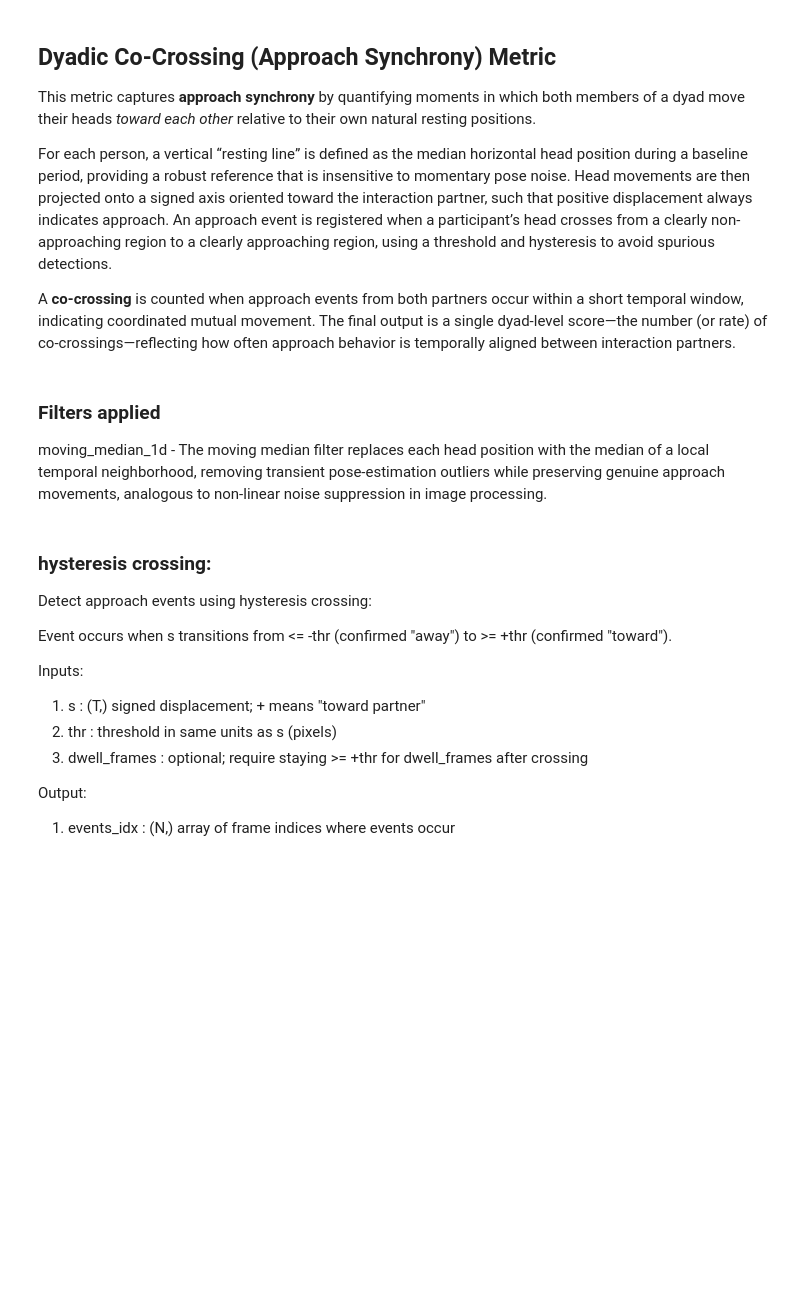
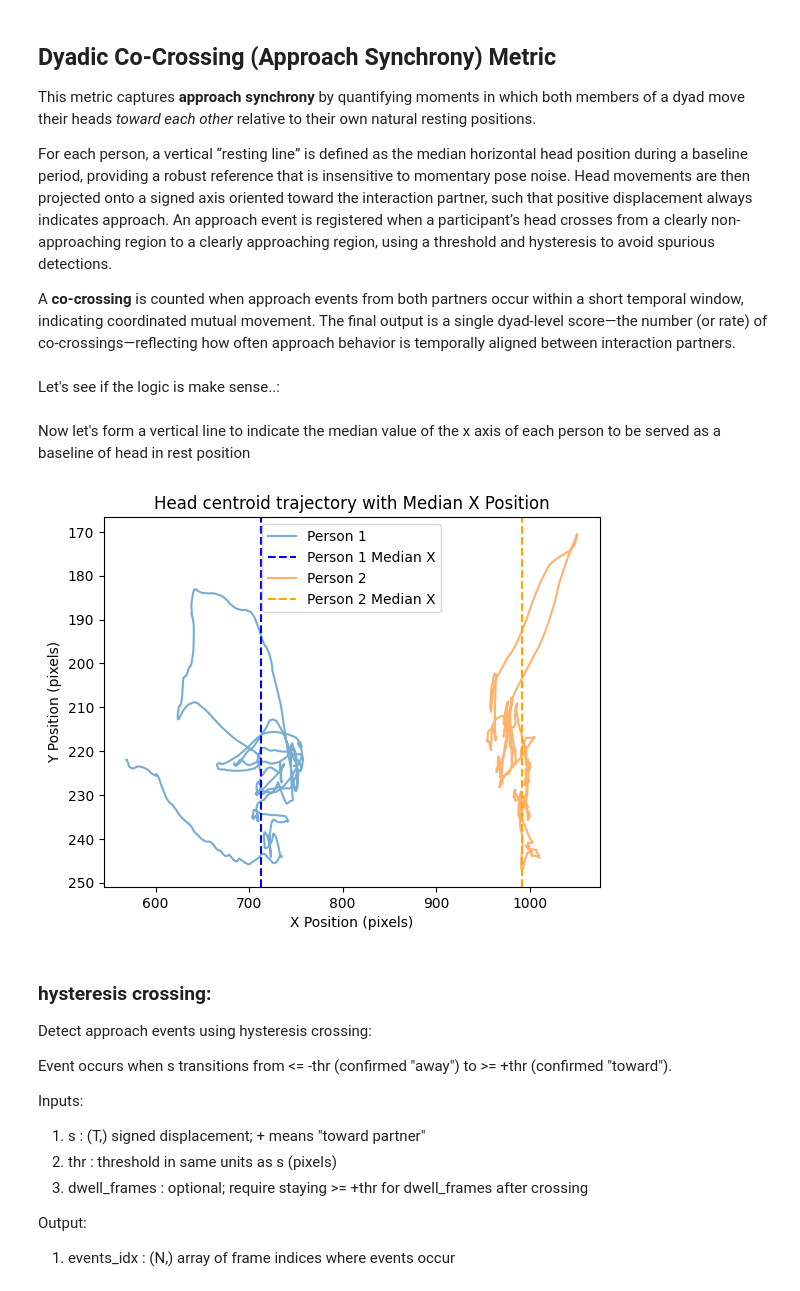
Before and after one commit to giladsar/Social_Synchrony, a Jupyter notebook: Social_Synchrony.ipynb, the cells around one changed output. Drawn from its saved outputs; the diff is of its cells as text; code cells hidden in the pictures; blank space fills up the shorter version.

Commit message:
Update analysis outputs and add result display in notebook
Updated execution counts and outputs throughout the Social_Synchrony.ipynb notebook.

```diff
--- a/Social_Synchrony.ipynb
+++ b/Social_Synchrony.ipynb
@@ -1039,13 +1063,23 @@ import numpy as np
 import cv2
 from typing import Dict, Any, Optional, Tuple, List
 
+# forming a "head" centroid point from the nose ears and eyes keypoints using mean()
+head_kpts_p1 = np.stack([
+    clean_xy[1][:, body_part.nose],
+    clean_xy[1][:, body_part.l_ear],
+    clean_xy[1][:, body_part.r_ear],
+    clean_xy[1][:, body_part.l_eye],
+    clean_xy[1][:, body_part.r_eye],
+], axis=1)
+head_kpts_p2 = np.stack([
+    clean_xy[0][:, body_part.nose],
+    clean_xy[0][:, body_part.l_ear],
+    clean_xy[0][:, body_part.r_ear],
+    clean_xy[0][:, body_part.l_eye],
+    clean_xy[0][:, body_part.r_eye],
+], axis=1)
 
-def nanmedian_baseline(x: np.ndarray, n: int) -> float: # baseline median ignoring NaNs
-    """
-    Input:  x (T,) float array, n baseline frames
-    Output: scalar median baseline (may be nan if no finite values)
-    """
-    return float(np.nanmedian(x[:max(1, n)]))
+head_person_1 = np.nanmean(head_kpts_p1, axis=1)
+head_person_2 = np.nanmean(head_kpts_p2, axis=1)
-# %% [markdown]
-### Filters applied ###
-moving_median_1d - The moving median filter replaces each head position with the median of a local temporal neighborhood, removing transient pose-estimation outliers while preserving genuine approach movements, analogous to non-linear noise suppression in image processing.
+# %% [markdown]
+Let's see if the logic is make sense..:
@@ -1052 +1110,19 @@ moving_median_1d - The moving median filter replaces each head position with the
+# %% [markdown]
+Now let's form a vertical line to indicate the median value of the x axis  of each person to be served as a baseline of head in rest position
+# %%
+# Now let's form a vertical line to indicate the median value of the x axis  of each person to be served as a baseline of head in rest position
+median_x_p1 = np.nanmedian(head_person_1[:, 0])
+median_x_p2 = np.nanmedian(head_person_2[:, 0])
+plt.plot(head_person_1[:, 0], head_person_1[:, 1], alpha=0.6, label="Person 1")
+plt.axvline(median_x_p1, color='blue', linestyle='--', label='Person 1 Median X')
+plt.plot(head_person_2[:, 0], head_person_2[:, 1], alpha=0.6, label="Person 2")
+plt.axvline(median_x_p2, color='orange', linestyle='--', label='Person 2 Median X')
+plt.gca().invert_yaxis()
+plt.xlabel("X Position (pixels)")
+plt.ylabel("Y Position (pixels)")
+plt.legend()
+plt.title("Head centroid trajectory with Median X Position")
+plt.show()
+# %% [output]
+[figure, added]
 # %%
```
Also changed, not shown: parts of 8 cells of this notebook.
